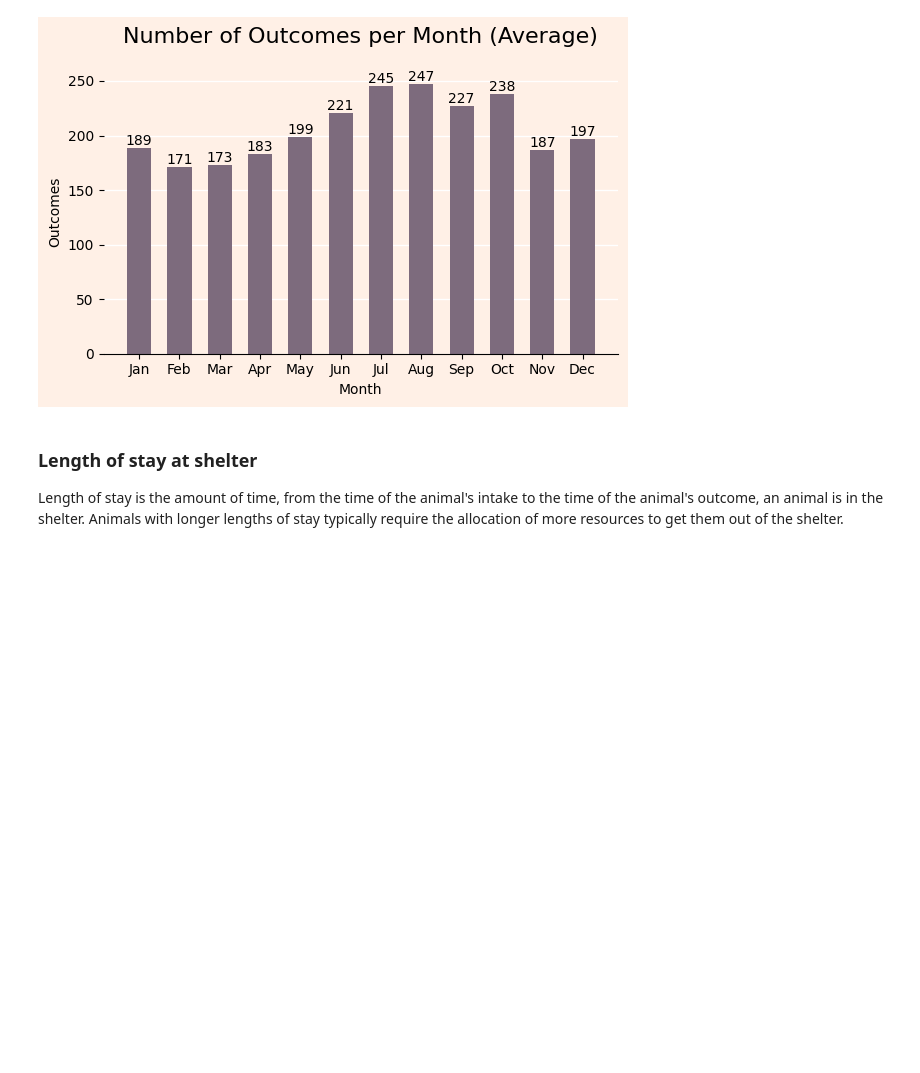
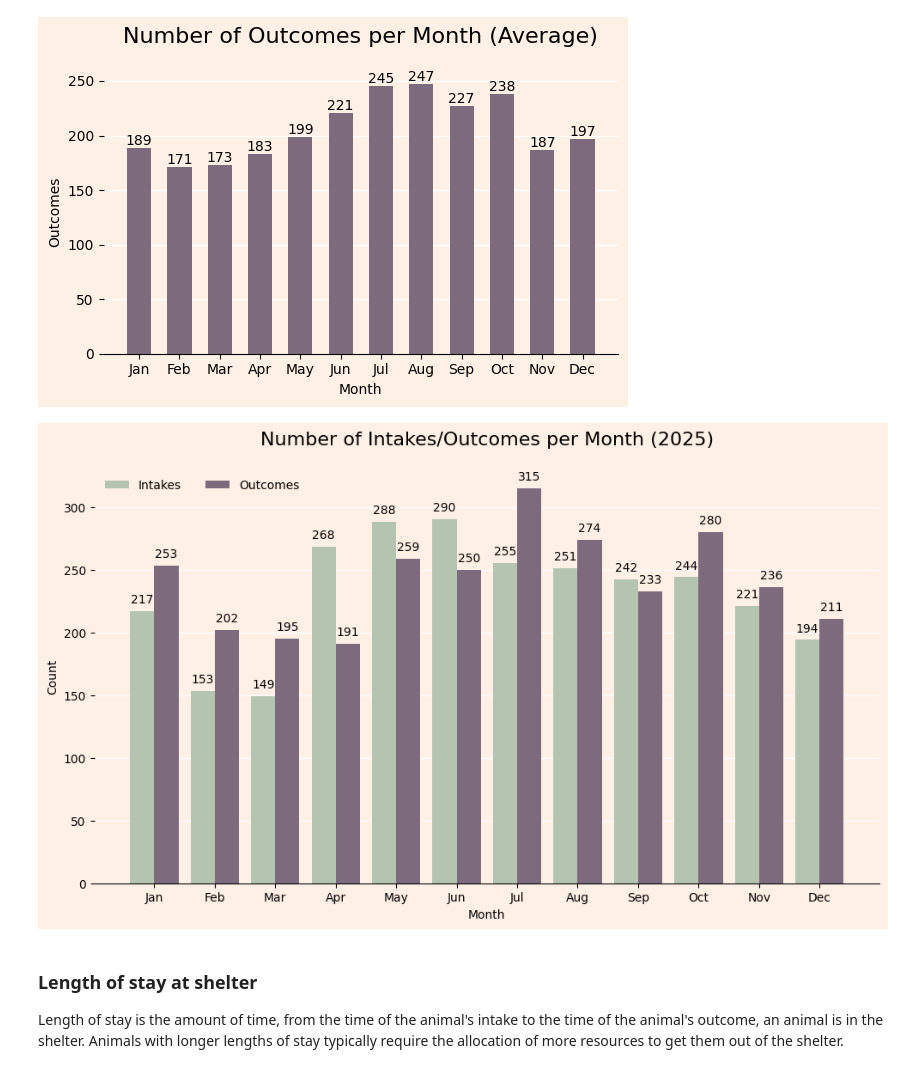
Before and after one commit to cillam/animal-shelter-analytics, a Jupyter notebook: notebooks/01_eda.ipynb, the cells around one changed output. Drawn from its saved outputs; the diff is of its cells as text; code cells hidden in the pictures; blank space fills up the shorter version.

```diff
--- a/notebooks/01_eda.ipynb
+++ b/notebooks/01_eda.ipynb
@@ -450,5 +631,17 @@ monthly_in_out(avg_monthly_outcomes, "Average", "Outcomes")
 # %% [output]
 [figure]
+# %%
+# Ask for user input for year and count instances of each month
+year = get_year_input()
+df_out_date = shelter_df[shelter_df["outcome_date"].dt.year == year]
+monthly_outcomes = df_out_date["outcome_date"].dt.month.value_counts().sort_index()
+
+df_in_date = shelter_df[shelter_df["intake_date"].dt.year == year]
+monthly_intakes = df_in_date["intake_date"].dt.month.value_counts().sort_index()
+
+monthly_in_out(monthly_intakes, monthly_outcomes, year, ["Intakes", "Outcomes"])
+# %% [output]
+[figure, added]
 # %% [markdown]
 ### Length of stay at shelter
 
```
Also changed, not shown: parts of 31 cells of this notebook, 2 other files.
